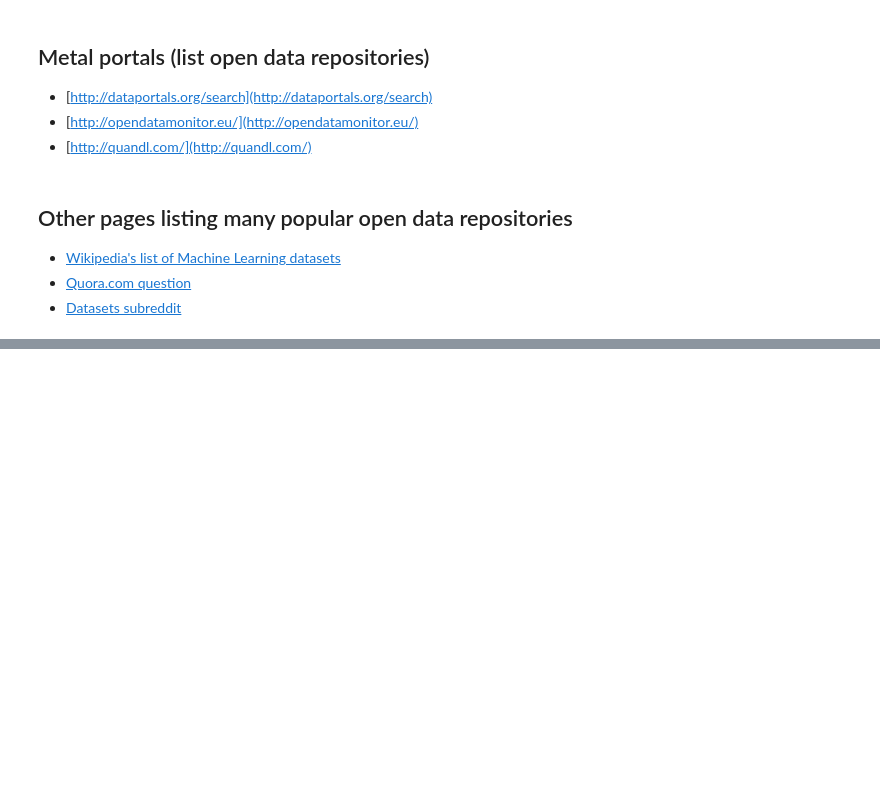
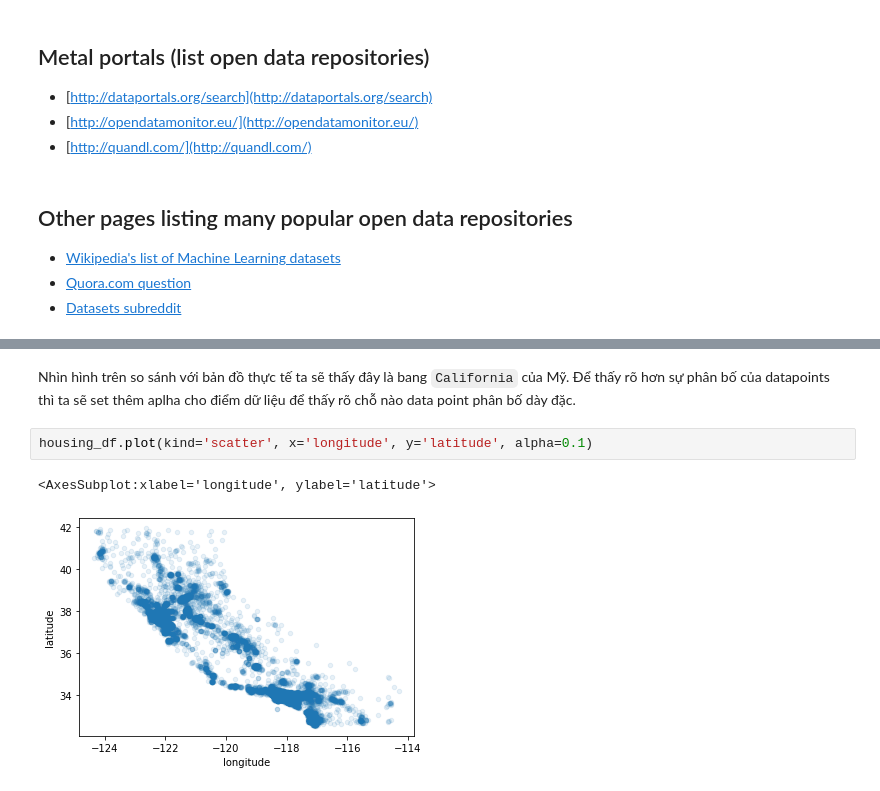
Before and after one commit to sonhm3029/Learning_ML_with_book, a Jupyter notebook: practice/hand_on_ml_with_sklearn_tensorflow/[Part1]_The_fundamentals_of_ML/chapter2.ipynb, the cells around one changed output, grey strips where cells are left out. Drawn from its saved outputs; the diff is of its cells as text; blank space fills up the shorter version.

```diff
--- a/practice/hand_on_ml_with_sklearn_tensorflow/[Part1]_The_fundamentals_of_ML/chapter2.ipynb
+++ b/practice/hand_on_ml_with_sklearn_tensorflow/[Part1]_The_fundamentals_of_ML/chapter2.ipynb
@@ -28,0 +285,7 @@ Xây dựng model `housing prices in California` sử dụng `California census
+# %% [markdown]
+Nhìn hình trên so sánh với bản đồ thực tế ta sẽ thấy đây là bang `California` của Mỹ. Để thấy rõ hơn sự phân bố của datapoints thì ta sẽ set thêm aplha cho điểm dữ liệu để thấy rõ chỗ nào data point phân bố dày đặc.
+# %%
+housing_df.plot(kind='scatter', x='longitude', y='latitude', alpha=0.1)
+# %% [output]
+<AxesSubplot:xlabel='longitude', ylabel='latitude'>
+[figure, added]
```
Also changed, not shown: parts of 60 cells of this notebook, 10 other files.
